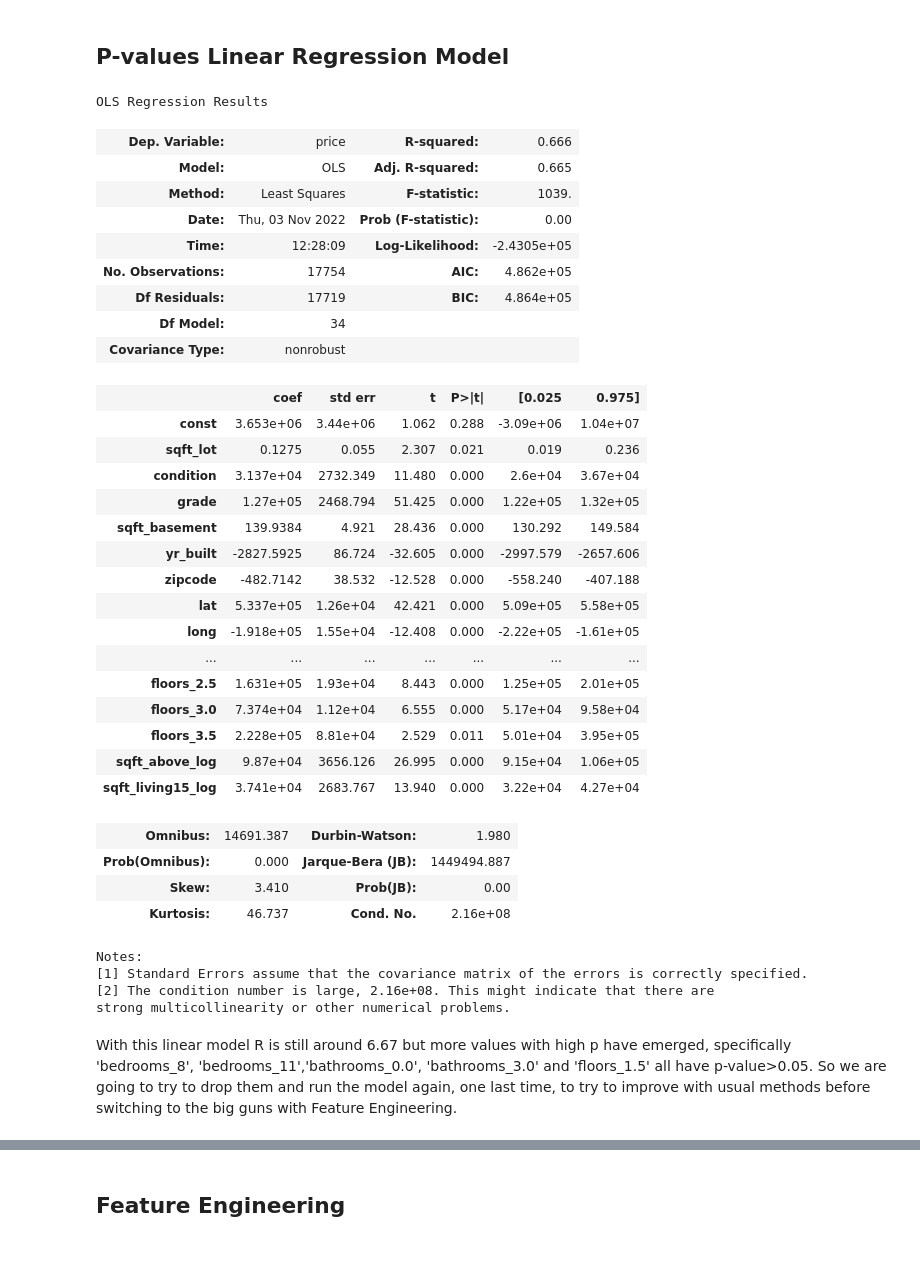
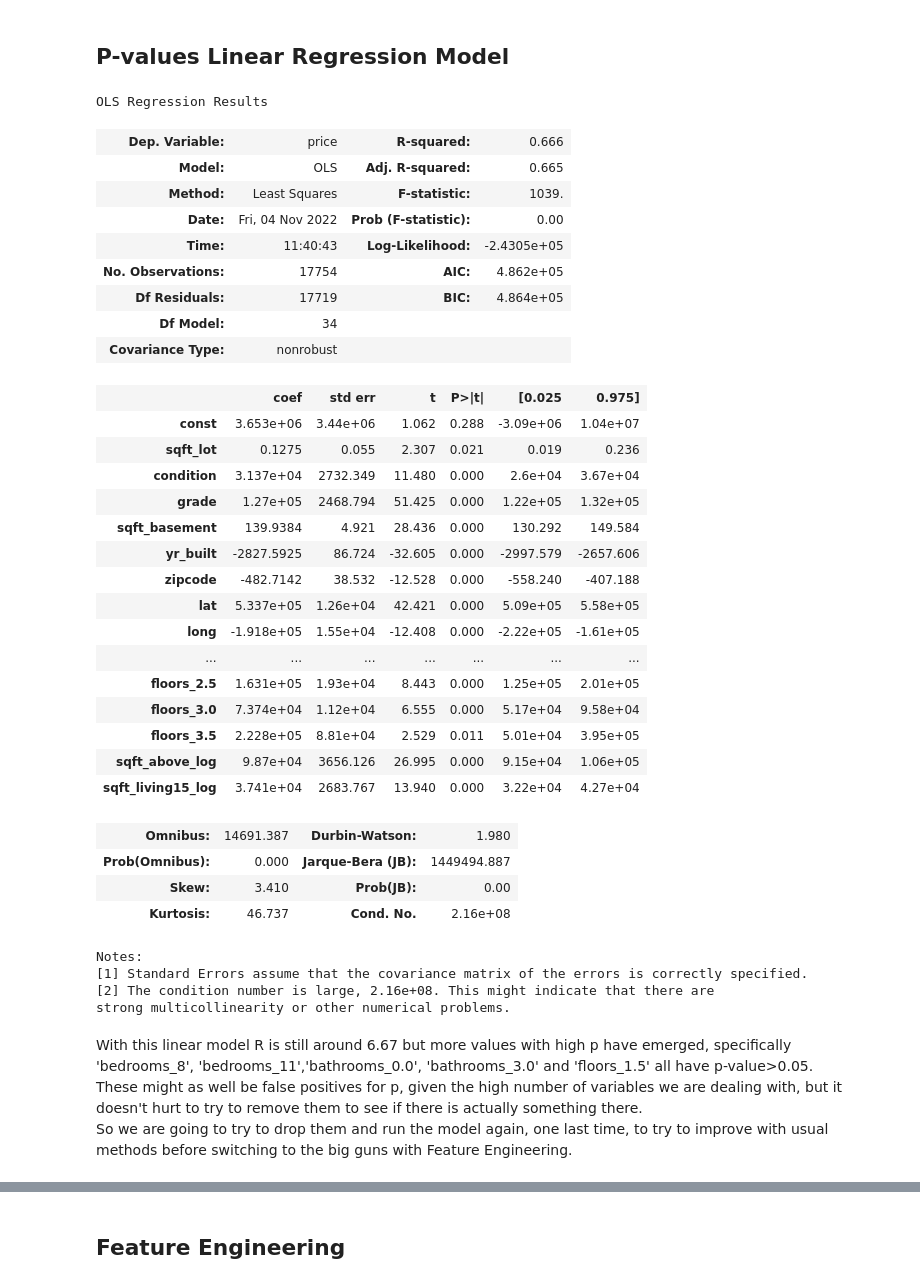
Before and after one commit to MNLKuzmin/dsc-phase-2-project-v2-3, a Jupyter notebook: student.ipynb, the cells around one changed output, grey strips where cells are left out. Saved outputs shown, nothing was run; the diff lists cells and outputs as text; code cells hidden in the pictures; blank space fills up the shorter version.

```diff
--- a/student.ipynb
+++ b/student.ipynb
@@ -906,6 +911,8 @@ Same model that we ran right after ohe, doing it with statsmodel to see the coef
+# %%
+norm_df.drop('date', axis=1, inplace=True)
 # %%
-y=ohe_df['price']
-X=ohe_df.drop(['price', 'date', 'yr_renovated'], axis=1)
+y=norm_df['price']
+X=norm_df.drop(['price', 'yr_renovated'], axis=1)
 X = sm.add_constant(X)
 model = sm.OLS(y, X).fit()
 model.summary()
@@ -951,17 +958,17 @@ So le us run another linear regression model dropping a column for each categori
 ## P-values Linear Regression Model <a id='PFLRM'></a>
 # %%
 y=norm_df['price']
-X=norm_df.drop(['price', 'date', 'yr_renovated', 'bedrooms_1','bathrooms_1.0','floors_1.0','sqft_living_log'], axis=1)
+X=norm_df.drop(['price', 'yr_renovated', 'bedrooms_1','bathrooms_1.0','floors_1.0','sqft_living_log'], axis=1)
 X = sm.add_constant(X)
 model = sm.OLS(y, X).fit()
 model.summary()
 # %% [output]
 OLS Regression Results
 | Dep. Variable: | price | R-squared: | 0.666 |
 | Model: | OLS | Adj. R-squared: | 0.665 |
 | Method: | Least Squares | F-statistic: | 1039. |
-| Date: | Thu, 03 Nov 2022 | Prob (F-statistic): | 0.00 |
-| Time: | 12:28:09 | Log-Likelihood: | -2.4305e+05 |
+| Date: | Fri, 04 Nov 2022 | Prob (F-statistic): | 0.00 |
+| Time: | 11:40:43 | Log-Likelihood: | -2.4305e+05 |
 | No. Observations: | 17754 | AIC: | 4.862e+05 |
 | Df Residuals: | 17719 | BIC: | 4.864e+05 |
 | Df Model: | 34 |  |  |
@@ -992,6 +999,7 @@ Notes:
 strong multicollinearity or other numerical problems.
 # %% [markdown]
 With this linear model R is still around 6.67 but more values with high p have emerged, specifically 'bedrooms_8', 'bedrooms_11','bathrooms_0.0', 'bathrooms_3.0' and 'floors_1.5' all have p-value>0.05.
-So we are going to try to drop them and run the model again, one last time, to try to improve with usual methods before switching to the big guns with Feature Engineering.
+<br> These might as well be false positives for p, given the high number of variables we are dealing with, but it doesn't hurt to try to remove them to see if there is actually something there.
+<br>So we are going to try to drop them and run the model again, one last time, to try to improve with usual methods before switching to the big guns with Feature Engineering.
 # %%
 y=norm_df['price']
```
Also changed, not shown: parts of 42 cells of this notebook.
